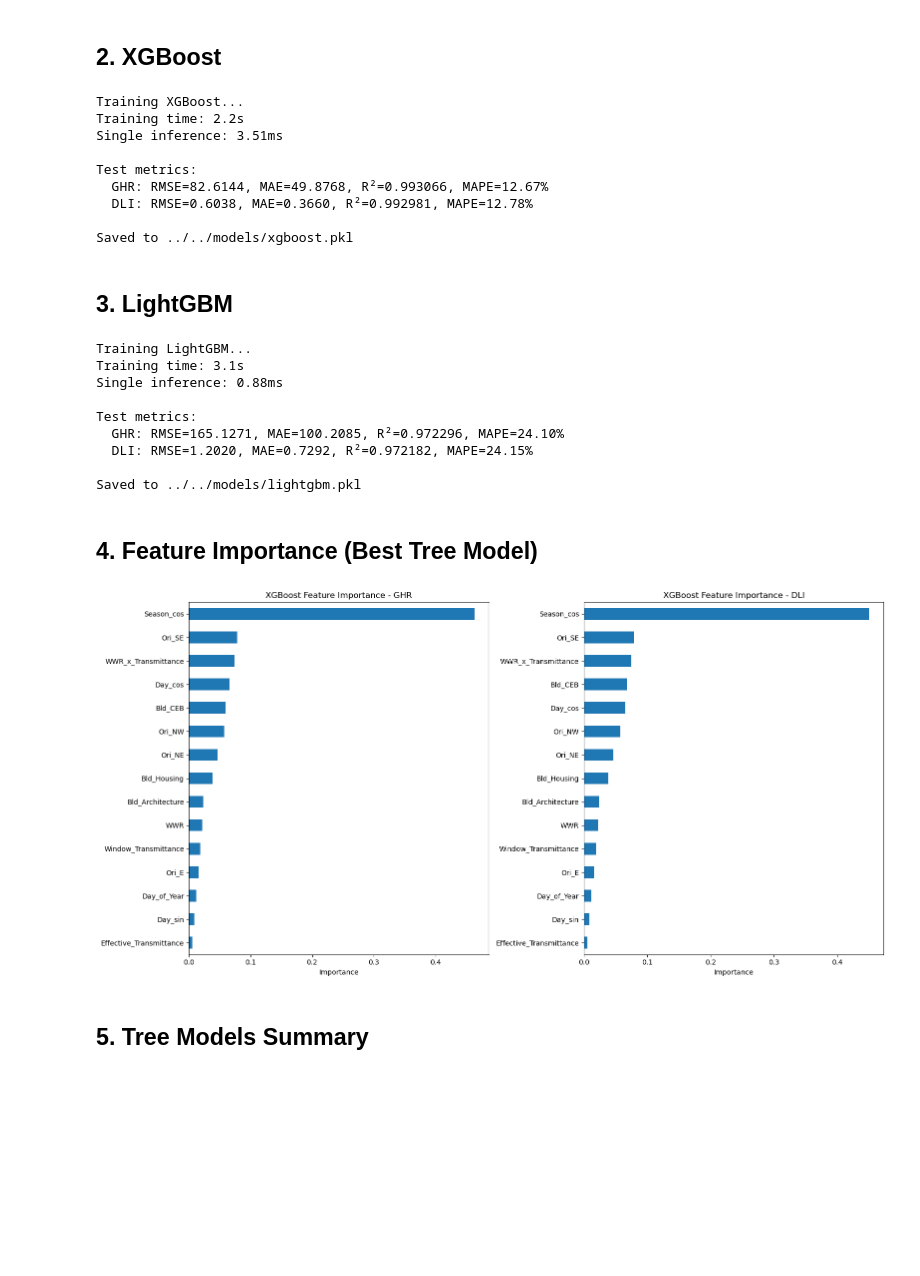
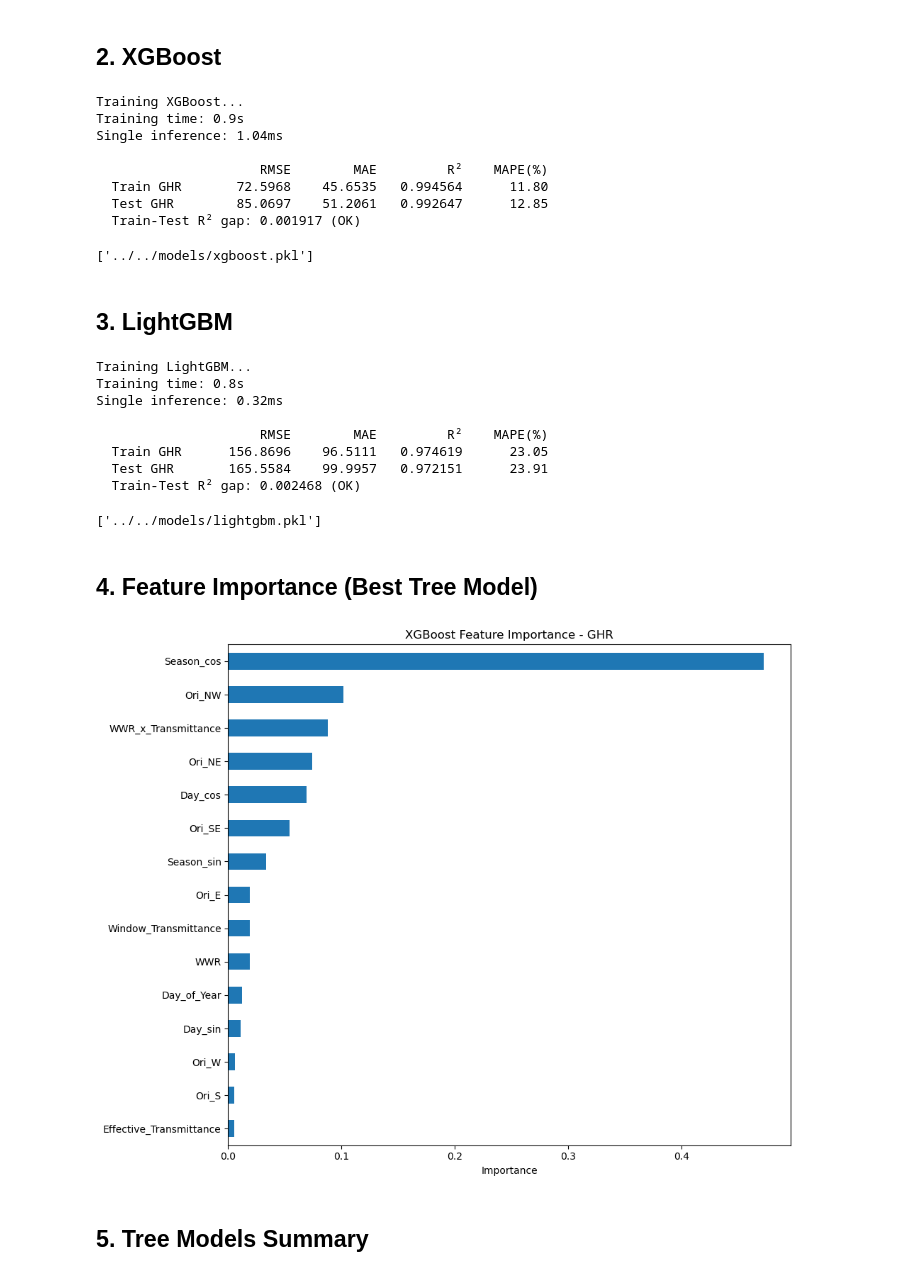
Before and after one commit to OmerFarukMerey/eCAADe2026-A-Serious-Game-Framework-for-Daylight-Driven-Indoor-Farming-Paper-Code, a Jupyter notebook: notebooks/train/01_tree_models.ipynb, the cells around one changed output. Drawn from its saved outputs; the diff is of its cells as text; code cells hidden in the pictures; blank space fills up the shorter version.

```diff
--- a/notebooks/train/01_tree_models.ipynb
+++ b/notebooks/train/01_tree_models.ipynb
@@ -121,35 +131,31 @@ xgb_model = xgb.XGBRegressor(
     tree_method="hist"
 )
 
-# XGBoost supports multi-output natively
-xgb_multi = MultiOutputRegressor(xgb_model)
-xgb_multi.fit(X_train, y_train)
+xgb_model.fit(X_train, y_train.values.flatten())
 train_time_xgb = time.time() - t0
 print(f"Training time: {train_time_xgb:.1f}s")
 
 t0 = time.time()
 for _ in range(10):
-    xgb_multi.predict(X_test.iloc[:1])
+    xgb_model.predict(X_test.iloc[:1])
 inference_ms_xgb = (time.time() - t0) / 10 * 1000
-print(f"Single inference: {inference_ms_xgb:.2f}ms")
+print(f"Single inference: {inference_ms_xgb:.2f}ms\n")
 
-print("\nTest metrics:")
-all_results["XGBoost"] = evaluate_model(xgb_multi, X_test, y_test, "XGBoost")
+all_results["XGBoost"] = evaluate_model(xgb_model, X_train, y_train, X_test, y_test, "XGBoost")
 all_results["XGBoost"]["train_time"] = train_time_xgb
 all_results["XGBoost"]["inference_ms"] = inference_ms_xgb
 
-joblib.dump(xgb_multi, f"{MODEL_DIR}/xgboost.pkl")
-print(f"\nSaved to {MODEL_DIR}/xgboost.pkl")
+joblib.dump(xgb_model, f"{MODEL_DIR}/xgboost.pkl")
 # %% [output]
 Training XGBoost...
-Training time: 2.2s
-Single inference: 3.51ms
+Training time: 0.9s
+Single inference: 1.04ms
 
-Test metrics:
-  GHR: RMSE=82.6144, MAE=49.8768, R²=0.993066, MAPE=12.67%
-  DLI: RMSE=0.6038, MAE=0.3660, R²=0.992981, MAPE=12.78%
-
-Saved to ../../models/xgboost.pkl
+                     RMSE        MAE         R²    MAPE(%)
+  Train GHR       72.5968    45.6535   0.994564      11.80
+  Test GHR        85.0697    51.2061   0.992647      12.85
+  Train-Test R² gap: 0.001917 (OK)
+['../../models/xgboost.pkl']
 # %% [markdown]
 ## 3. LightGBM
 # %%
@@ -169,51 +175,47 @@ lgb_model = lgb.LGBMRegressor(
     verbose=-1
 )
 
-lgb_multi = MultiOutputRegressor(lgb_model)
-lgb_multi.fit(X_train, y_train)
+lgb_model.fit(X_train, y_train.values.flatten())
 train_time_lgb = time.time() - t0
 print(f"Training time: {train_time_lgb:.1f}s")
 
 t0 = time.time()
 for _ in range(10):
-    lgb_multi.predict(X_test.iloc[:1])
+    lgb_model.predict(X_test.iloc[:1])
 inference_ms_lgb = (time.time() - t0) / 10 * 1000
-print(f"Single inference: {inference_ms_lgb:.2f}ms")
+print(f"Single inference: {inference_ms_lgb:.2f}ms\n")
 
-print("\nTest metrics:")
-all_results["LightGBM"] = evaluate_model(lgb_multi, X_test, y_test, "LightGBM")
+all_results["LightGBM"] = evaluate_model(lgb_model, X_train, y_train, X_test, y_test, "LightGBM")
 all_results["LightGBM"]["train_time"] = train_time_lgb
 all_results["LightGBM"]["inference_ms"] = inference_ms_lgb
 
-joblib.dump(lgb_multi, f"{MODEL_DIR}/lightgbm.pkl")
-print(f"\nSaved to {MODEL_DIR}/lightgbm.pkl")
+joblib.dump(lgb_model, f"{MODEL_DIR}/lightgbm.pkl")
 # %% [output]
 Training LightGBM...
-Training time: 3.1s
-Single inference: 0.88ms
+Training time: 0.8s
+Single inference: 0.32ms
 
-Test metrics:
-  GHR: RMSE=165.1271, MAE=100.2085, R²=0.972296, MAPE=24.10%
-  DLI: RMSE=1.2020, MAE=0.7292, R²=0.972182, MAPE=24.15%
-
-Saved to ../../models/lightgbm.pkl
+                     RMSE        MAE         R²    MAPE(%)
+  Train GHR      156.8696    96.5111   0.974619      23.05
+  Test GHR       165.5584    99.9957   0.972151      23.91
+  Train-Test R² gap: 0.002468 (OK)
+['../../models/lightgbm.pkl']
 # %% [markdown]
 ## 4. Feature Importance (Best Tree Model)
 # %%
-# Feature importance from XGBoost (GHR and DLI separately)
-fig, axes = plt.subplots(1, 2, figsize=(16, 8))
+# Feature importance from XGBoost (single GHR target)
+fig, ax = plt.subplots(figsize=(10, 8))
 
-for idx, (target, ax) in enumerate(zip(["GHR", "DLI"], axes)):
-    importances = xgb_multi.estimators_[idx].feature_importances_
-    feat_imp = pd.Series(importances, index=X_train.columns).sort_values(ascending=True)
-    feat_imp.tail(15).plot(kind="barh", ax=ax)
-    ax.set_title(f"XGBoost Feature Importance - {target}")
-    ax.set_xlabel("Importance")
+importances = xgb_model.feature_importances_
+feat_imp = pd.Series(importances, index=X_train.columns).sort_values(ascending=True)
+feat_imp.tail(15).plot(kind="barh", ax=ax)
+ax.set_title("XGBoost Feature Importance - GHR")
+ax.set_xlabel("Importance")
 
 plt.tight_layout()
 plt.show()
 # %% [output]
-[figure, old version]
+[figure, new version]
 # %% [markdown]
 ## 5. Tree Models Summary
 # %%
```
Also changed, not shown: parts of 5 cells of this notebook, 6 other files.
